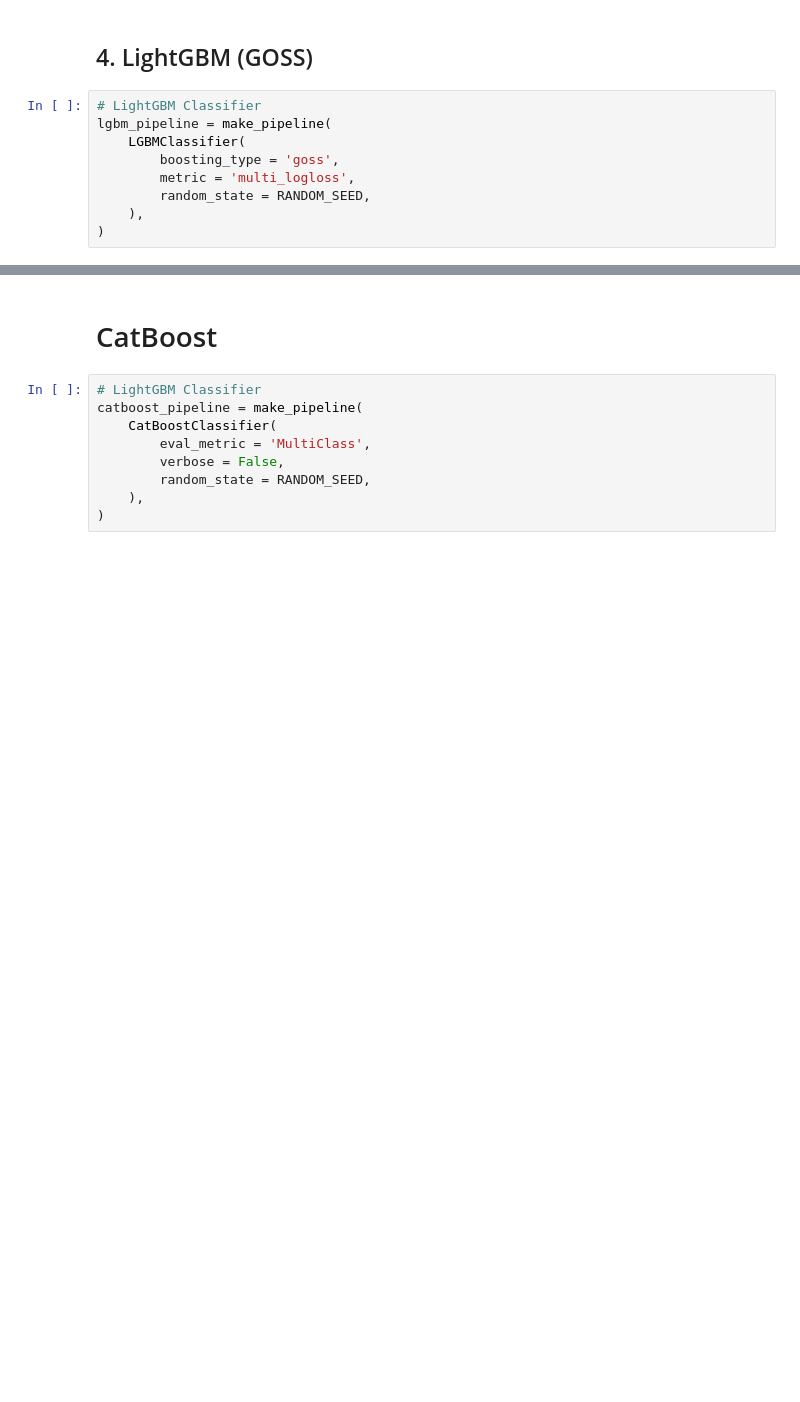
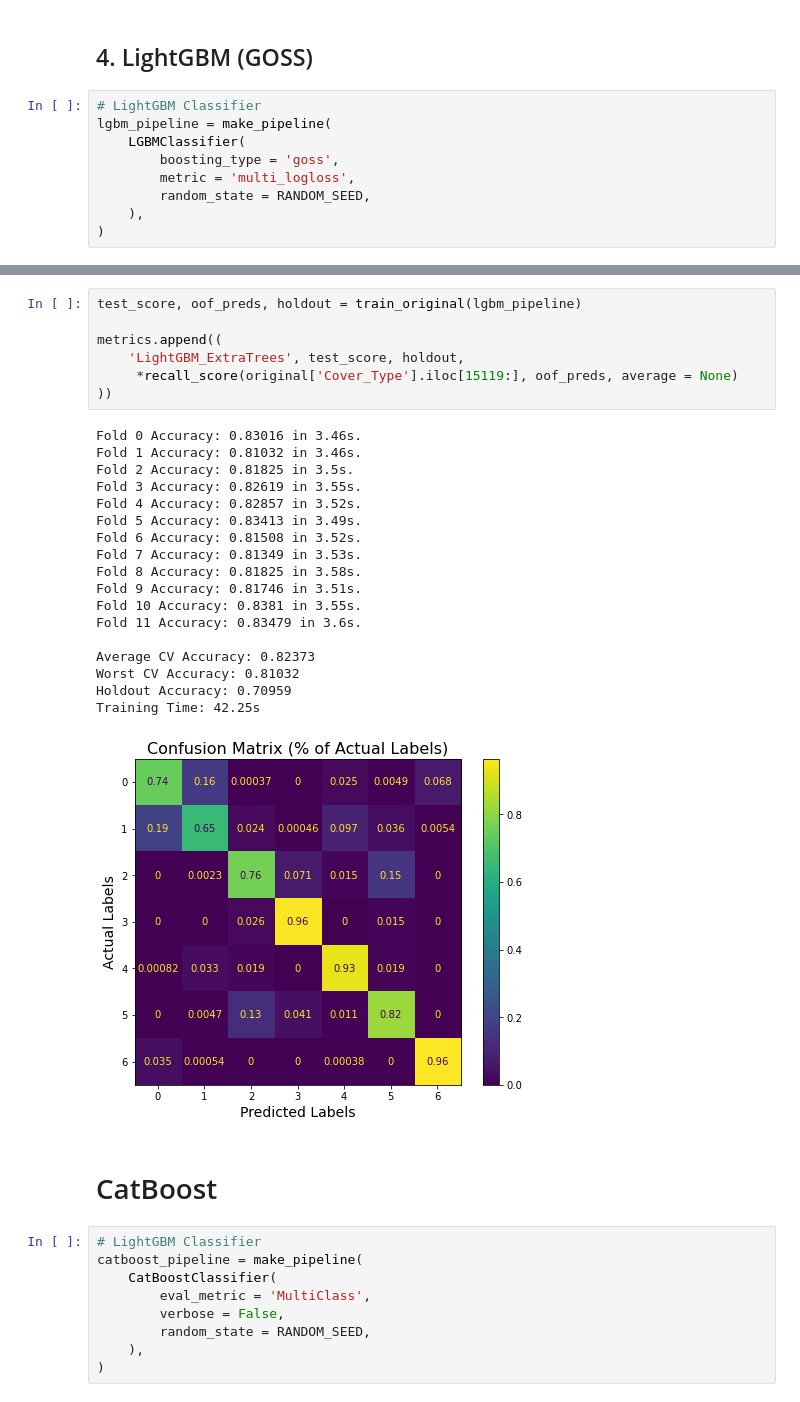
Before and after one commit to rsizem2/forest-cover-type-prediction, a Jupyter notebook: notebooks/Notebook 2b - Testing Tree-Based Models.ipynb, the cells around one changed output, grey strips where cells are left out. Drawn from its saved outputs; the diff is of its cells as text; blank space fills up the shorter version.

```diff
--- a/notebooks/Notebook 2b - Testing Tree-Based Models.ipynb
+++ b/notebooks/Notebook 2b - Testing Tree-Based Models.ipynb
@@ -683,3 +701,29 @@ Training Time: 42.45s
+# %%
+test_score, oof_preds, holdout = train_original(lgbm_pipeline)
+
+metrics.append((
+    'LightGBM_ExtraTrees', test_score, holdout,
+     *recall_score(original['Cover_Type'].iloc[15119:], oof_preds, average = None)
+))
+# %% [output]
+Fold 0 Accuracy: 0.83016 in 3.46s.
+Fold 1 Accuracy: 0.81032 in 3.46s.
+Fold 2 Accuracy: 0.81825 in 3.5s.
+Fold 3 Accuracy: 0.82619 in 3.55s.
+Fold 4 Accuracy: 0.82857 in 3.52s.
+Fold 5 Accuracy: 0.83413 in 3.49s.
+Fold 6 Accuracy: 0.81508 in 3.52s.
+Fold 7 Accuracy: 0.81349 in 3.53s.
+Fold 8 Accuracy: 0.81825 in 3.58s.
+Fold 9 Accuracy: 0.81746 in 3.51s.
+Fold 10 Accuracy: 0.8381 in 3.55s.
+Fold 11 Accuracy: 0.83479 in 3.6s.
+
+Average CV Accuracy: 0.82373
+Worst CV Accuracy: 0.81032
+Holdout Accuracy: 0.70959
+Training Time: 42.25s
+[figure, added]
 # %% [markdown]
 # CatBoost
 # %%
```
Also changed, not shown: parts of 20 cells of this notebook, 7 other files.
